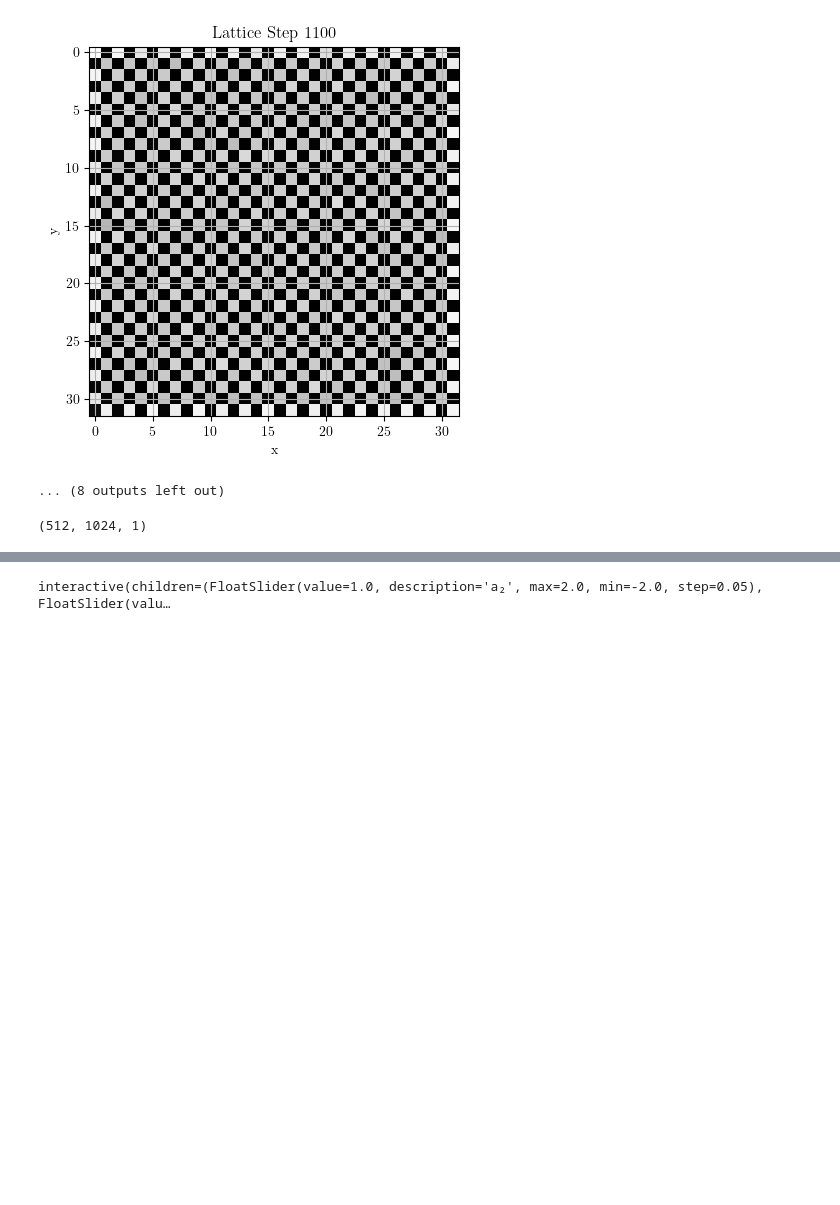
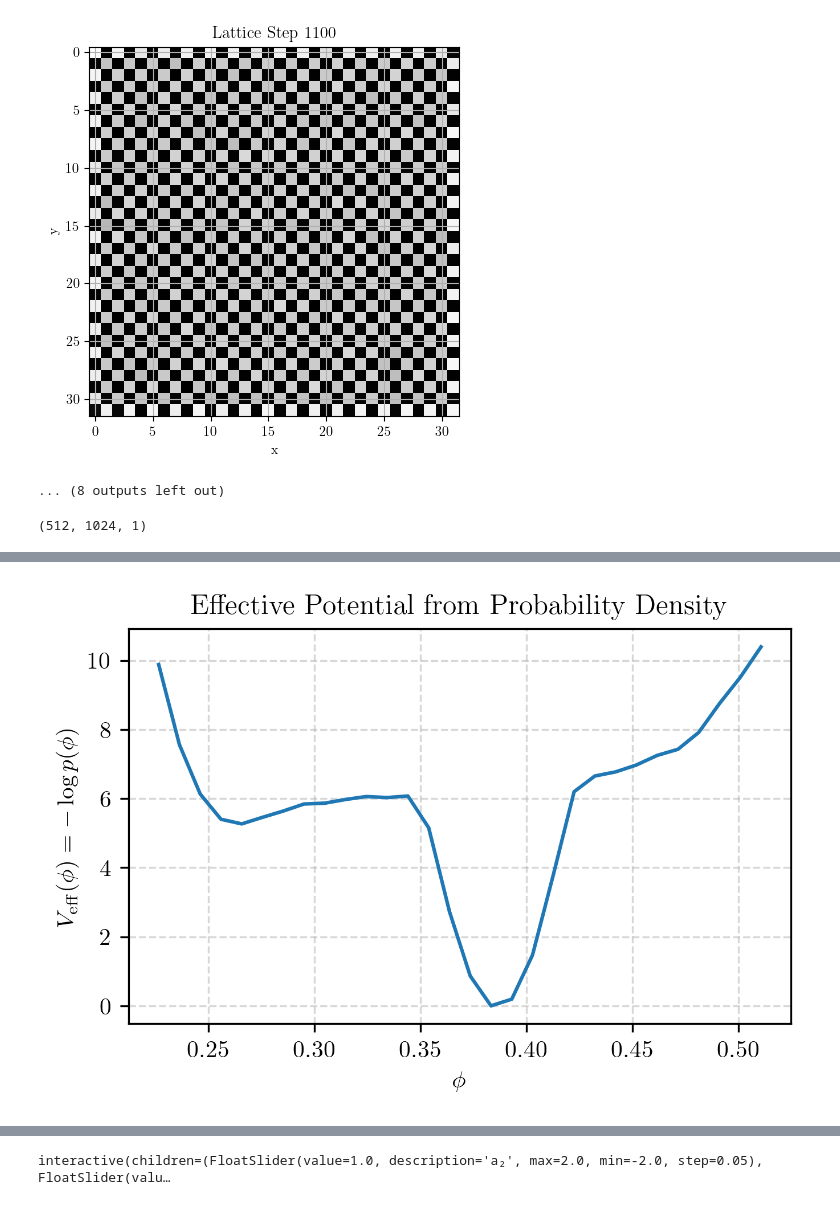
Before and after one commit to maxawake/VMC_with_LPTFs, a Jupyter notebook: evaluation/evaluation.ipynb, the cells around one changed output, grey strips where cells are left out. Cells and saved outputs as stored; diff of their text form; code cells hidden in the pictures; blank space fills up the shorter version.

```diff
--- a/evaluation/evaluation.ipynb
+++ b/evaluation/evaluation.ipynb
@@ -144,0 +111,10 @@ plt.hist(phi_vals, bins=50)
+# %%
+
+plt.figure(figsize=(5, 3), dpi=300)
+plt.plot(bin_centers, V_eff, label='Effective potential')
+plt.xlabel('$\phi$')
+plt.ylabel('$V_{\mathrm{eff}}(\phi)=-\log p(\phi)$')
+plt.title('Effective Potential from Probability Density')
+plt.grid(linestyle="--", alpha=0.5)
+# %% [output]
+[figure, added]
```
Also changed, not shown: parts of 5 cells of this notebook.
